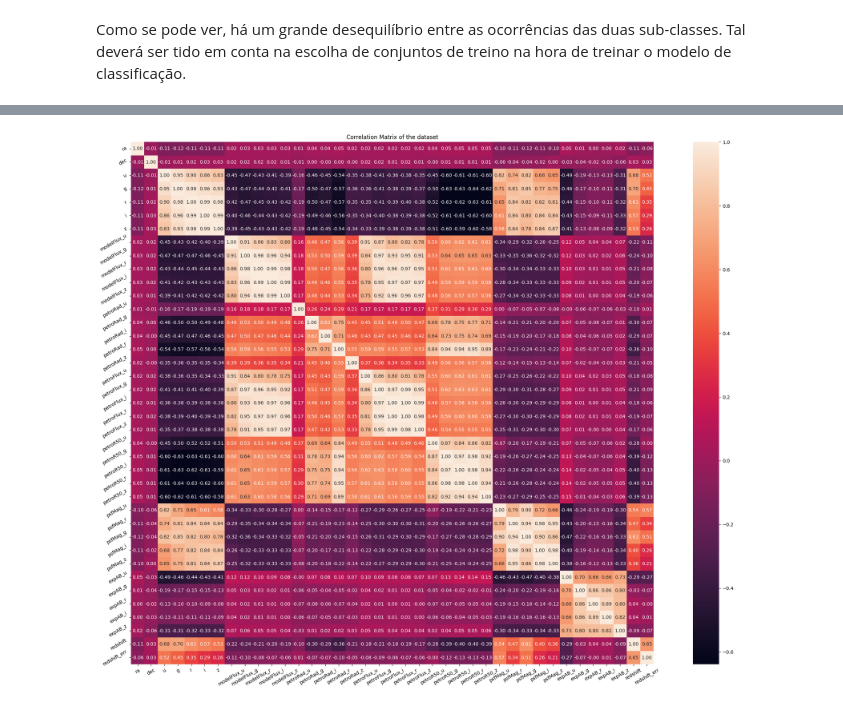
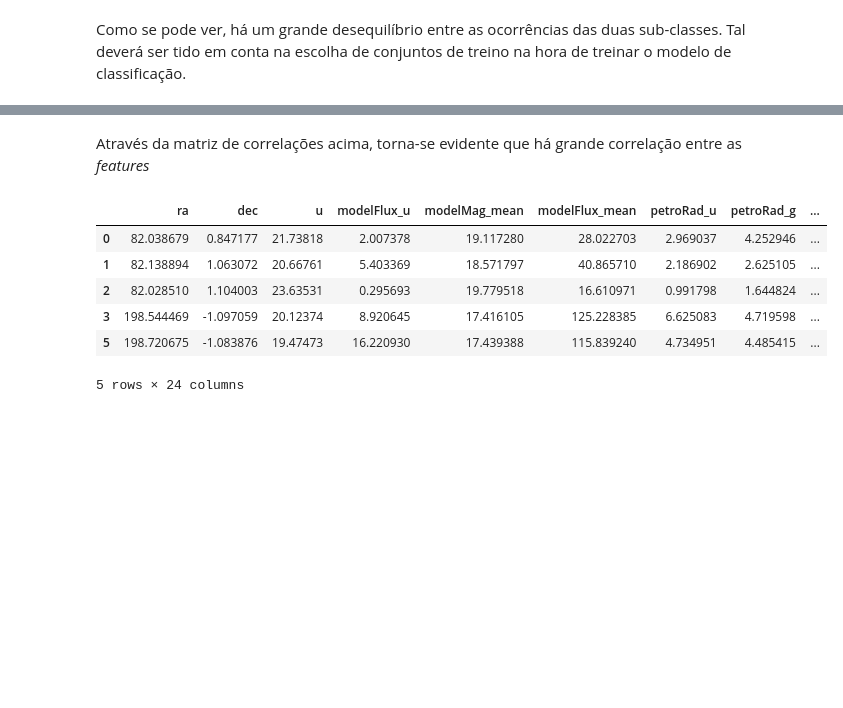
Before and after one commit to pedroojanuu/galaxy, a Jupyter notebook: data.ipynb, the cells around one changed output, grey strips where cells are left out. Cells and saved outputs as stored; diff of their text form; code cells hidden in the pictures; blank space fills up the shorter version.

Commit message:
Delete columns from table

```diff
--- a/data.ipynb
+++ b/data.ipynb
@@ -113,21 +133,24 @@ Como se pode ver, há um grande desequilíbrio entre as ocorrências das duas su
+# %% [markdown]
+Através da matriz de correlações acima, torna-se evidente que há grande correlação entre as _features_
+# %%
+galaxy_data.insert(8, 'modelMag_mean', galaxy_data.loc[:, 'g':'z'].mean(axis=1))
+galaxy_data.drop(columns=['g', 'r', 'i', 'z'], inplace=True)
+galaxy_data.insert(8, 'modelFlux_mean', galaxy_data.loc[:, 'modelFlux_g':'modelFlux_z'].mean(axis=1))
+galaxy_data.drop(columns=['modelFlux_g', 'modelFlux_r', 'modelFlux_i', 'modelFlux_z'], inplace=True)
+galaxy_data.insert(18, 'petroFlux_mean', galaxy_data.loc[:, 'petroFlux_g':'petroFlux_z'].mean(axis=1))
+galaxy_data.drop(columns=['petroFlux_g', 'petroFlux_r', 'petroFlux_i', 'petroFlux_z'], inplace=True)
+galaxy_data.insert(23, 'petroR50_mean', galaxy_data.loc[:, 'petroR50_g':'petroR50_z'].mean(axis=1))
+galaxy_data.drop(columns=['petroR50_g', 'petroR50_r', 'petroR50_i', 'petroR50_z'], inplace=True)
+galaxy_data.insert(28, 'psfMag_mean', galaxy_data.loc[:, 'psfMag_u':'psfMag_z'].mean(axis=1))
+galaxy_data.drop(columns=['psfMag_u', 'psfMag_g', 'psfMag_r', 'psfMag_i', 'psfMag_z'], inplace=True)
+galaxy_data.head()
+# %% [output]
+|  | ra | dec | u | modelFlux_u | modelMag_mean | modelFlux_mean | petroRad_u | petroRad_g | ... |
+| 0 | 82.038679 | 0.847177 | 21.73818 | 2.007378 | 19.117280 | 28.022703 | 2.969037 | 4.252946 | ... |
+| 1 | 82.138894 | 1.063072 | 20.66761 | 5.403369 | 18.571797 | 40.865710 | 2.186902 | 2.625105 | ... |
+| 2 | 82.028510 | 1.104003 | 23.63531 | 0.295693 | 19.779518 | 16.610971 | 0.991798 | 1.644824 | ... |
+| 3 | 198.544469 | -1.097059 | 20.12374 | 8.920645 | 17.416105 | 125.228385 | 6.625083 | 4.719598 | ... |
+| 5 | 198.720675 | -1.083876 | 19.47473 | 16.220930 | 17.439388 | 115.839240 | 4.734951 | 4.485415 | ... |
+5 rows × 24 columns
 # %%
 galaxy_data.to_csv("clean_data.csv", index=False)
-# %%
-# make the correlation matrix of the attributes
-correlation_matrix = galaxy_data.drop(columns=['subclass']).corr()
-
-# make a heatmap of the correlation matrix
-plt.figure(figsize=(30,20))
-plt.title('Correlation Matrix of the dataset')
-heatmap = sb.heatmap(correlation_matrix, square=True, annot=True, fmt='.2f', linecolor='black')
-heatmap.set_xticklabels(heatmap.get_xticklabels(), rotation=30)
-heatmap.set_yticklabels(heatmap.get_yticklabels(), rotation=30)
-
-# save the figure with a higher resolution
-plt.savefig("correlation_matrix.svg", format="svg")
-plt.savefig("correlation_matrix.png", format="png")
-
-# display the plot
-plt.show()
-# %% [output]
-[figure, removed]
```
Also changed, not shown: parts of 3 cells of this notebook, 2 other files.
